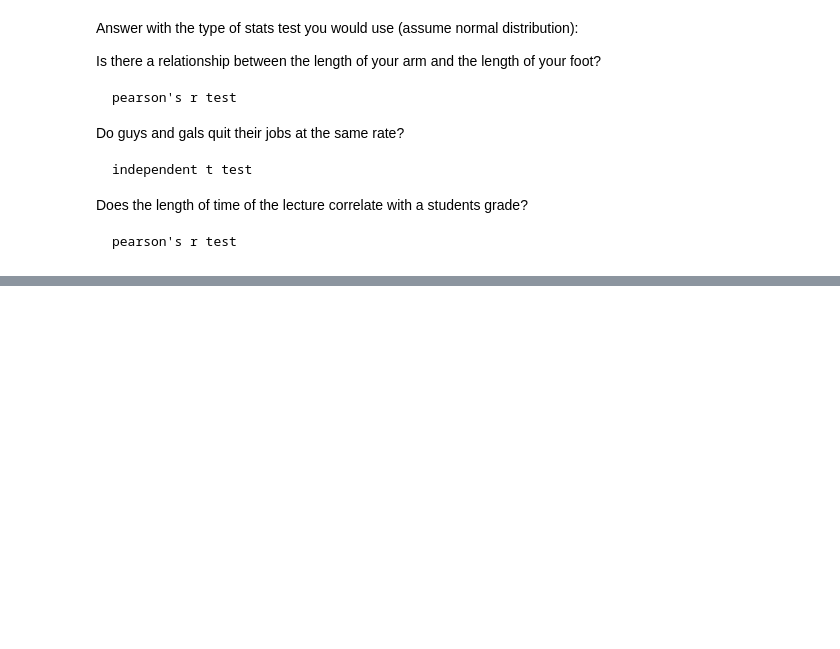
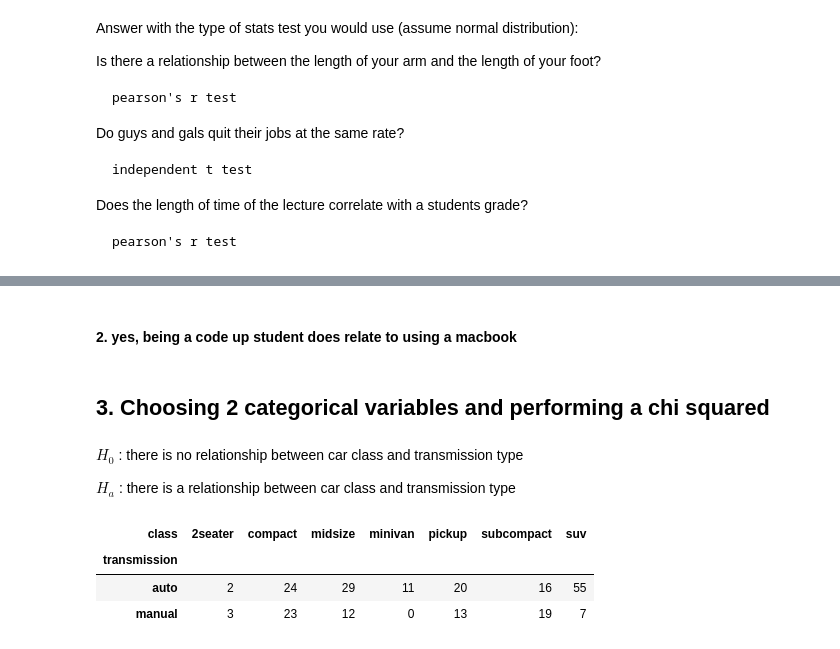
Before and after one commit to wherrickjr/statistics-exercises, a Jupyter notebook: hypothesis_testing.ipynb, the cells around one changed output, grey strips where cells are left out. Drawn from its saved outputs; the diff is of its cells as text; code cells hidden in the pictures; blank space fills up the shorter version.

```diff
--- a/hypothesis_testing.ipynb
+++ b/hypothesis_testing.ipynb
@@ -596,4 +588,0 @@ query = 'select * from customers'
-# %%
-df = pd.read_sql(query, url)
-pd.options.display.max_columns = None
-df.head()
@@ -807,0 +812,19 @@ There is a moderate correlation between days and reaction time.
+# %% [markdown]
+#### 2. yes, being a code up student does relate to using a macbook
+# %% [markdown]
+## 3. Choosing 2 categorical variables and performing a chi squared
+# %% [markdown]
+$H_0$ : there is no relationship between car class and transmission type
+
+$H_a$ : there is a relationship between car class and transmission type
+# %%
+mpg = data('mpg')
+mpg['transmission'] = mpg.trans.str[:-4]
+# %%
+observed = pd.crosstab(mpg.transmission, mpg['class'])
+observed
+# %% [output]
+| class | 2seater | compact | midsize | minivan | pickup | subcompact | suv |
+| transmission |  |  |  |  |  |  |  |
+| auto | 2 | 24 | 29 | 11 | 20 | 16 | 55 |
+| manual | 3 | 23 | 12 | 0 | 13 | 19 | 7 |
```
Also changed, not shown: parts of 98 cells of this notebook, 1 other file.
